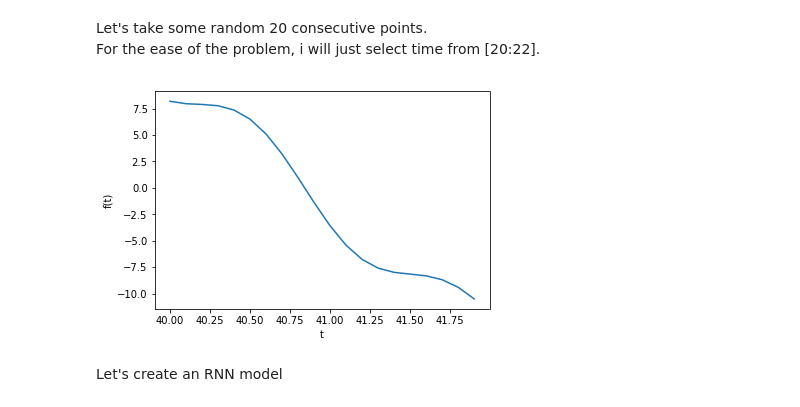
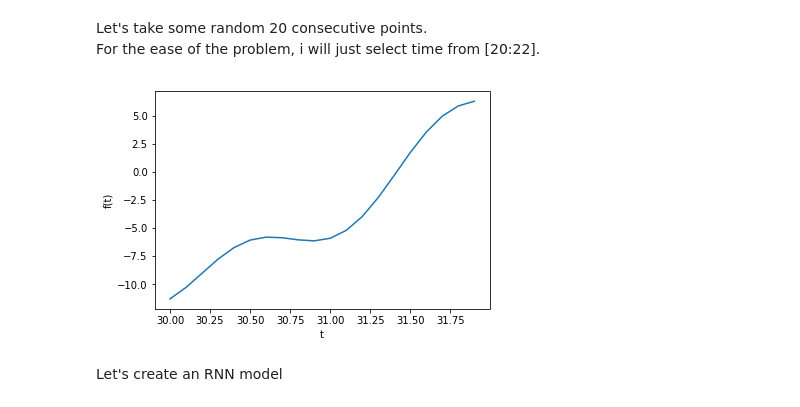
Before and after one commit to swdev1202/cmpe258-hw, a Jupyter notebook: hw3/DeepLearning_HW_3_v2_Problems.ipynb, the cells around one changed output. Drawn from its saved outputs; the diff is of its cells as text; code cells hidden in the pictures.

```diff
--- a/hw3/DeepLearning_HW_3_v2_Problems.ipynb
+++ b/hw3/DeepLearning_HW_3_v2_Problems.ipynb
@@ -123,14 +129,14 @@ plt.show()
 Let's take some random 20 consecutive points.
 For the ease of the problem, i will just select time from [20:22].
 # %%
-t_40_42_val = np.arange(40, 42, step=0.1) # total of 20 points
+t_30_32_val = np.arange(30, 32, step=0.1) # total of 20 points
 
-plt.plot(t_40_42_val, time_series(t_40_42_val))
+plt.plot(t_30_32_val, time_series(t_30_32_val))
 plt.xlabel('t')
 plt.ylabel('f(t)')
 plt.show()
 # %% [output]
-[figure, old version]
+[figure, new version]
 # %% [markdown]
 Let's create an RNN model
 # %%
```
Also changed, not shown: parts of 28 cells of this notebook.
